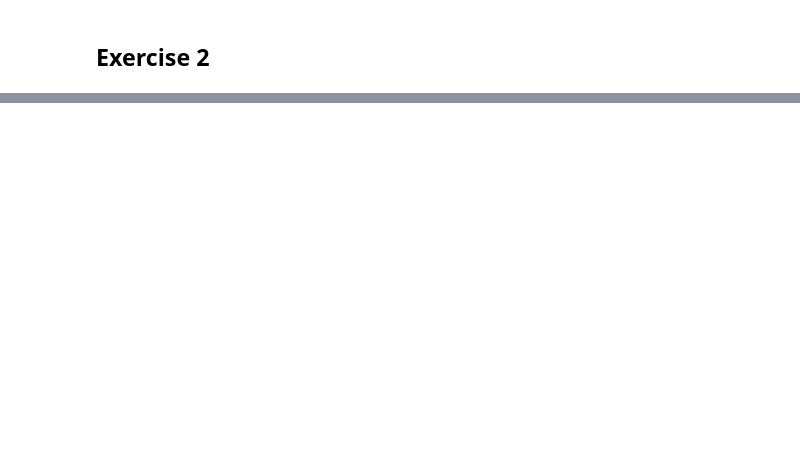
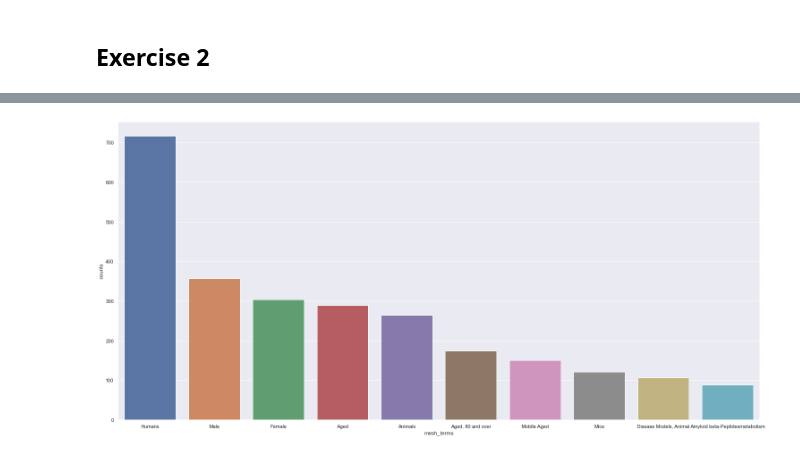
Before and after one commit to VenugopalBhatia/BIS_634, a Jupyter notebook: Assignments/HW_10Oct/Consolidated.ipynb, the cells around one changed output, grey strips where cells are left out. Saved outputs shown, nothing was run; the diff lists cells and outputs as text; code cells hidden in the pictures; blank space fills up the shorter version.

```diff
--- a/Assignments/HW_10Oct/Consolidated.ipynb
+++ b/Assignments/HW_10Oct/Consolidated.ipynb
@@ -181,0 +30,5 @@ df_alzheimer_nl
+# %%
+meshTerms_obj = Ex2.meshTerms('2021-11-01_searched_term_cancer.json','2021-11-01_searched_term_Alzheimer.json')
+summary_table,df_alzheimer_t5,df_cancer_t5 = meshTerms_obj.genSummary(nLargest = 5)
+# %%
+dfCancer,dfAlzheimer = meshTerms_obj.getData()
@@ -181,0 +81,3 @@ df_alzheimer_nl
+# %%
+df_alzheimer_t10 = meshTerms_obj.getMeshTermCounts(dfAlzheimer)
+df_cancer_t10 = meshTerms_obj.getMeshTermCounts(dfCancer)
@@ -181,0 +112,4 @@ df_alzheimer_nl
+# %%
+meshTerms_obj.plotMeshTermCounts(df_alzheimer_t10)
+# %% [output]
+[figure, added]
```
Also changed, not shown: parts of 64 cells of this notebook, 10 other files.
